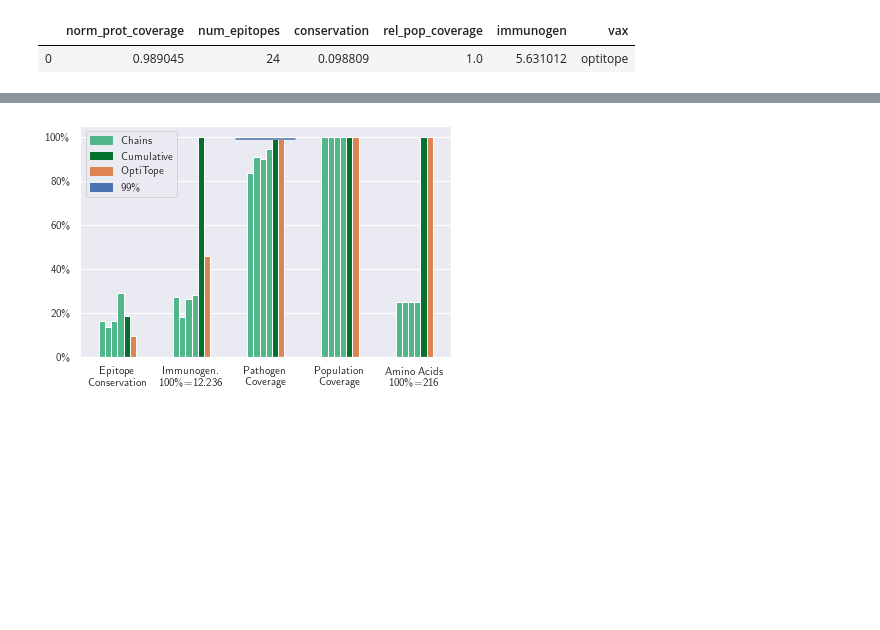
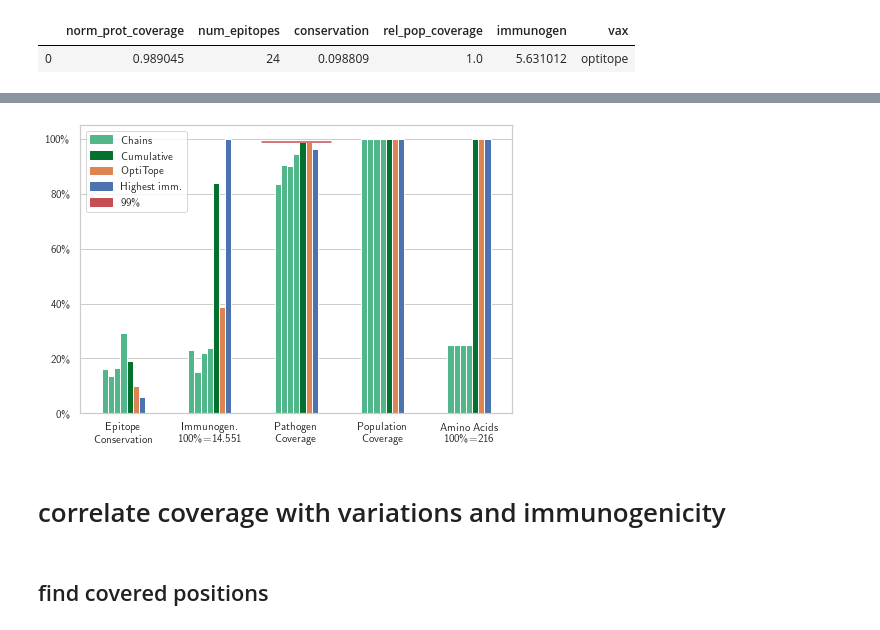
Before and after one commit to SchubertLab/GeneralizedEvDesign, a Jupyter notebook: plots.ipynb, the cells around one changed output, grey strips where cells are left out. Drawn from its saved outputs; the diff is of its cells as text; code cells hidden in the pictures; blank space fills up the shorter version.

```diff
--- a/plots.ipynb
+++ b/plots.ipynb
@@ -213,3 +308,8 @@ ot_df
 # %% [output]
 |  | norm_prot_coverage | num_epitopes | conservation | rel_pop_coverage | immunogen | vax |
 | 0 | 0.989045 | 24 | 0.098809 | 1.0 | 5.631012 | optitope |
+# %%
+highig_df = pd.read_csv('experiments/results/hiv1bc-full/mosaic-highig-evaluation.csv')
+highig_df = highig_df.drop(['prot_coverage', 'alleles', 'pop_coverage', 'max_pop_coverage'], axis=1)
+highig_df['vax'] = 'highig'
+highig_df
@@ -216,5 +319,5 @@ ot_df
 # %%
-df = pd.concat([mos_df, ot_df], sort=True)
+df = pd.concat([mos_df, ot_df, highig_df], sort=True)
 df
 # %% [output]
 |  | conservation | immunogen | norm_prot_coverage | num_epitopes | rel_pop_coverage | vax |
@@ -227,6 +331,6 @@ df
 # %%
 def num_epis_to_num_aas(x):
-    if x['vax'].startswith('chain'):
+    if x['vax'].startswith('chain') or x['vax'] == 'highig':
         return x['num_epitopes'] + 8
     elif x['vax'] == 'mosaic':
         return 0.0
@@ -236,8 +340,8 @@ def num_epis_to_num_aas(x):
 df['num_aas'] = df.apply(num_epis_to_num_aas, axis=1)
 df.loc[(df.vax == 'mosaic'), 'num_aas'] = df[df.vax.str.startswith('chain-')].num_aas.sum()
 
-max_ig, max_aas = df.immunogen.max(), df.num_aas.max()
-df.immunogen = df.immunogen / max_ig
+max_short, max_aas = df.immunogen.max(), df.num_aas.max()
+df.immunogen = df.immunogen / max_short
 df.num_aas = df.num_aas / max_aas
 # %%
 res = df.drop(['vax', 'num_epitopes'], axis=1).T
@@ -253,7 +357,7 @@ res
 # %%
 res = res.rename(index={
     'conservation': 'Epitope\nConservation',
-    'immunogen': 'Immunogen.\n100\\%%=%.3f' % max_ig,
+    'immunogen': 'Immunogen.\n100\\%%=%.3f' % max_short,
     'norm_prot_coverage': 'Pathogen\nCoverage',
     'rel_pop_coverage': 'Population\nCoverage',
     'num_aas': 'Amino Acids\n100\\%%=%d' % max_aas,
@@ -267,21 +369,27 @@ import matplotlib.patches as mpatches
 # %%
 pal = sns.color_palette("BuGn_r")
 res.plot.bar(color=[
     #pal[0], pal[1], pal[2], pal[3], 'C2', 'C1'
-    pal[2], pal[2], pal[2], pal[2], pal[0], 'C1'
+    pal[2], pal[2], pal[2], pal[2], pal[0], 'C1', 'C0'
 ], rot=0, legend=False)
-plt.plot([1.6, 2.4], [0.99, 0.99], color='C0')
+plt.plot([1.6, 2.4], [0.99, 0.99], color='C3')
 plt.yticks([0, 0.2, 0.4, 0.6, 0.8, 1.0], ['0\%', '20\%', '40\%', '60\%', '80\%', '100\%'])
 
 plt.legend(handles=[
     mpatches.Patch(color=pal[2], label='Chains'),
     mpatches.Patch(color=pal[0], label='Cumulative'),
     mpatches.Patch(color='C1', label='OptiTope'),
-    mpatches.Patch(color='C0', label='99\%'),
+    mpatches.Patch(color='C0', label='Highest imm.'),
+    mpatches.Patch(color='C3', label='99\%'),
 ])
 plt.grid(False, axis='x')
 
-plt.tight_layout()
-plt.savefig('plots/cocktail.pdf')
+plt.subplots_adjust(hspace=0, wspace=0, left=0, bottom=0, right=1, top=1)
+#sns.despine()
+plt.savefig('plots/cocktail.pdf', bbox_inches='tight')
 # %% [output]
-[figure, old version]
+[figure, new version]
+# %% [markdown]
+# correlate coverage with variations and immunogenicity
+# %% [markdown]
+## find covered positions
```
Also changed, not shown: parts of 51 cells of this notebook.
